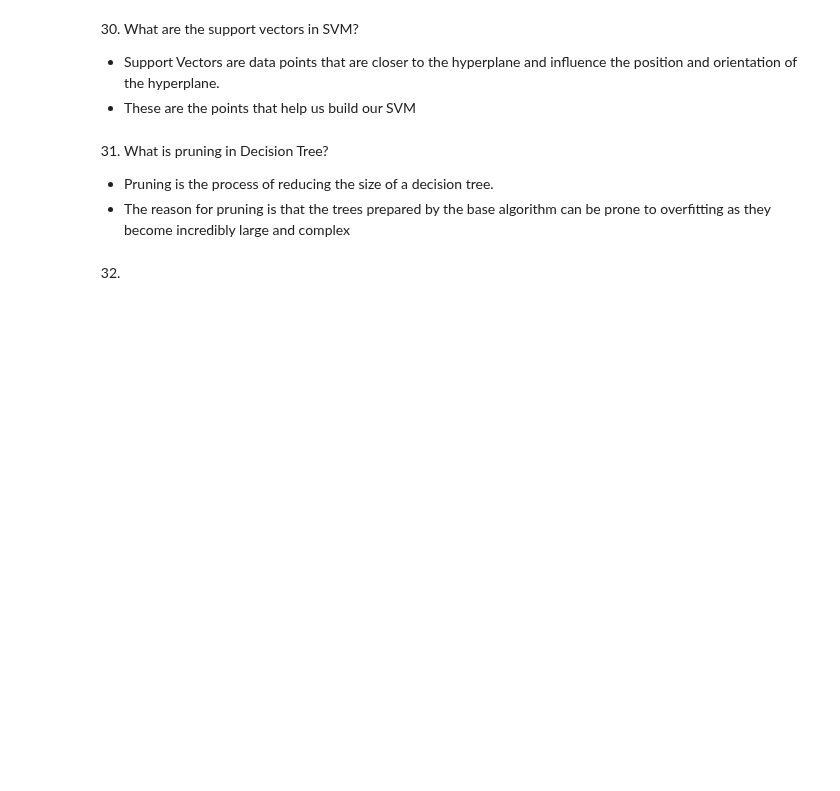
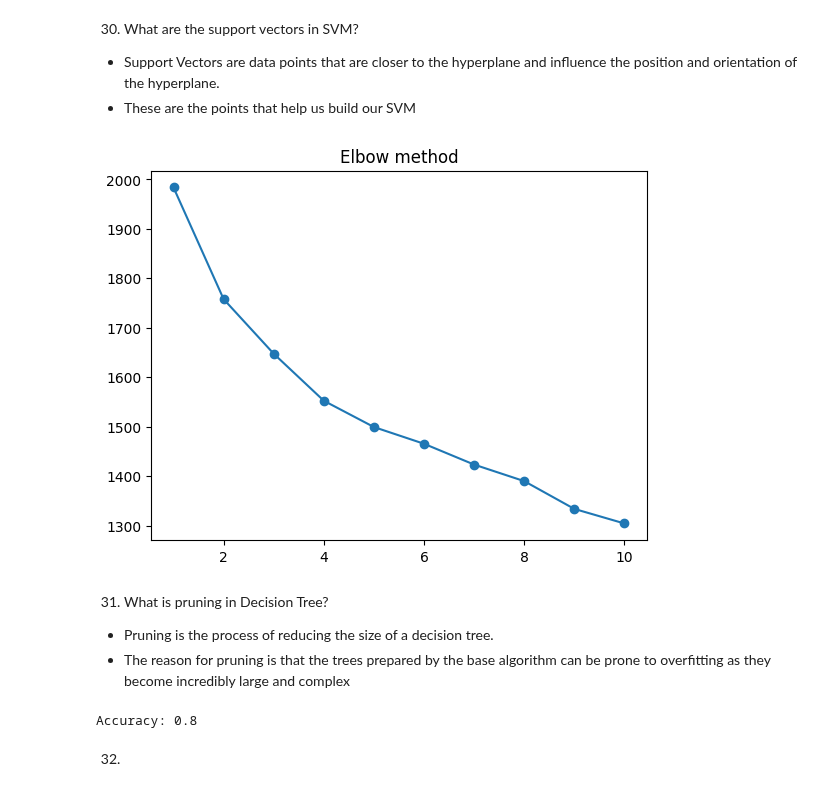
Before and after one commit to MrSimple07/MachineLearning_Practice, a Jupyter notebook: ML_Interview.ipynb, the cells around one changed output. Drawn from its saved outputs; the diff is of its cells as text; code cells hidden in the pictures; blank space fills up the shorter version.

```diff
--- a/ML_Interview.ipynb
+++ b/ML_Interview.ipynb
@@ -731,9 +731,54 @@ Accuracy on Test Set: 1.00
 30. What are the support vectors in SVM?
 - Support Vectors are data points that are closer to the hyperplane and influence the position and orientation of the hyperplane.
 - These are the points that help us build our SVM
+# %%
+#Using Elbow method
+from sklearn.cluster import KMeans
+from sklearn.metrics import silhouette_score
+import matplotlib.pyplot as plt
+import pandas as pd
+
+distortions = []
+for i in range(1,11):
+  kmeans = KMeans(n_clusters = i, init = 'k-means++', max_iter = 300)
+  kmeans.fit(X)
+  distortions.append(kmeans.inertia_)
+
+plt.plot(range(1,11), distortions, marker = 'o')
+plt.title('Elbow method')
+plt.show()
+# %% [output]
+[figure, added]
 # %% [markdown]
 31. What is pruning in Decision Tree?
 - Pruning is the process of reducing the size of a decision tree.
 - The reason for pruning is that the trees prepared by the base algorithm can be prone to overfitting as they become incredibly large and complex
+# %%
+from sklearn.model_selection import train_test_split
+from sklearn.tree import DecisionTreeClassifier
+from sklearn.metrics import accuracy_score
+import pandas as pd
+from sklearn.datasets import make_classification
+
+# Sample data
+X,y = make_classification(n_samples = 100, n_features = 20)
+
+X_train, X_test, y_train, y_test = train_test_split(X, y, random_state=42)
+
+# Decision tree with pruning parameters
+# max_depth controls the maximum depth of the tree
+# min_samples_split controls the minimum number of samples required to split an internal node
+# min_samples_leaf controls the minimum number of samples required to be at a leaf node
+# max_leaf_nodes controls the maximum number of leaf nodes
+# ccp_alpha controls the complexity parameter for Minimal Cost-Complexity Pruning
+tree_clf = DecisionTreeClassifier(max_depth=3, min_samples_split=2, min_samples_leaf=1, max_leaf_nodes=None, ccp_alpha=0.0)
+tree_clf.fit(X_train, y_train)
+
+y_pred = tree_clf.predict(X_test)
+
+accuracy = accuracy_score(y_test, y_pred)
+print(f'Accuracy: {accuracy}')
+# %% [output]
+Accuracy: 0.8
 # %% [markdown]
 32.
```
